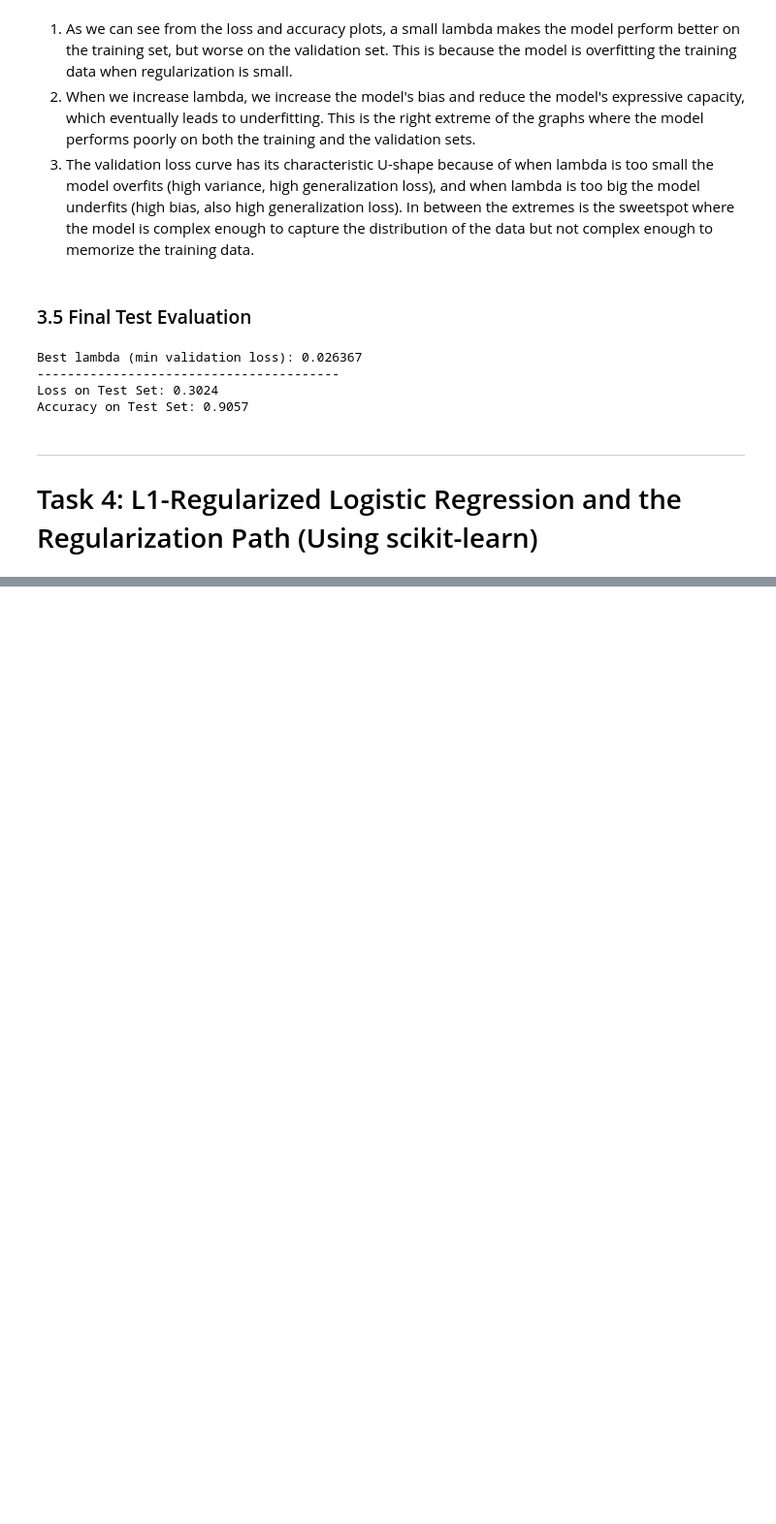
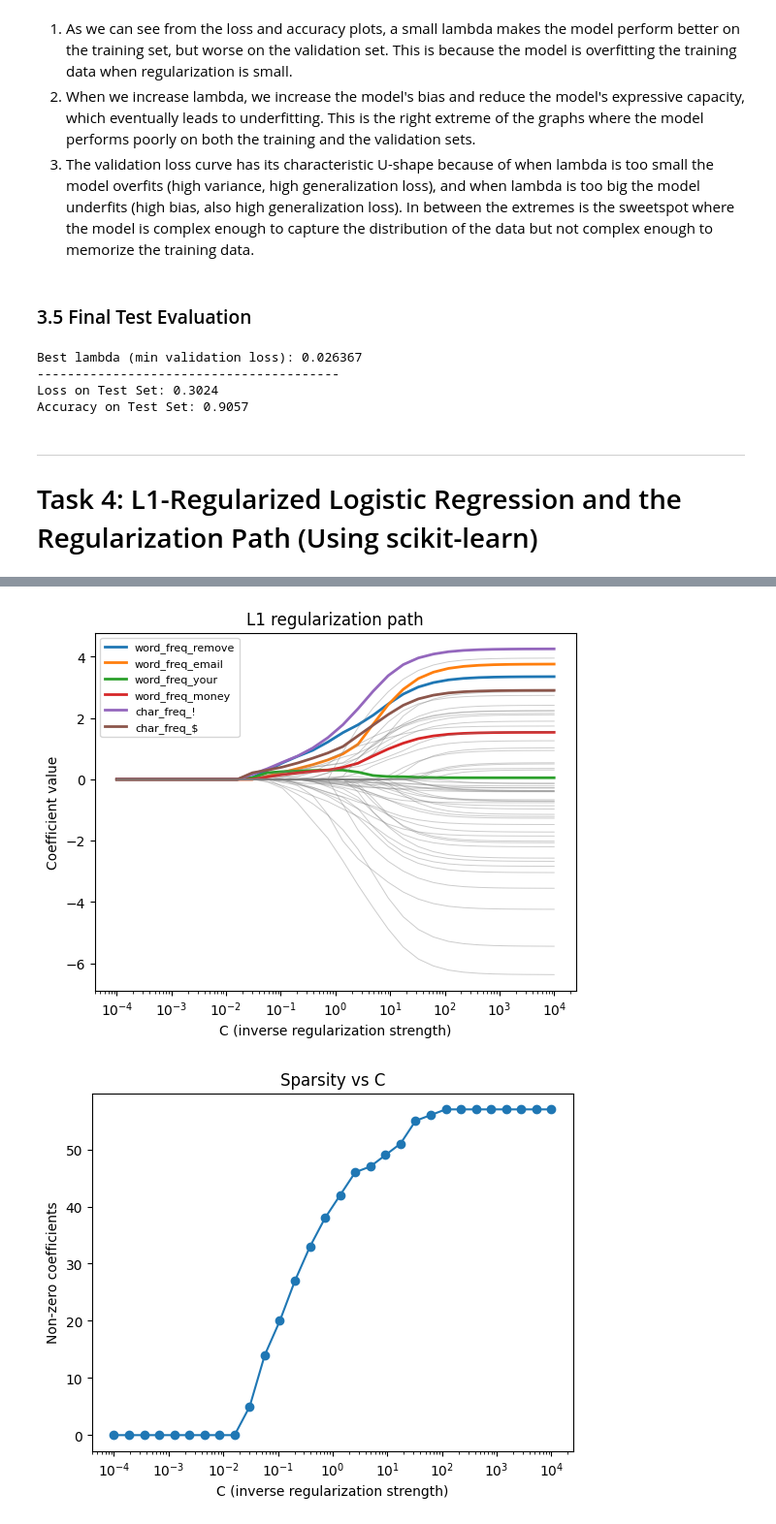
Before and after one commit to mounirammam/COMP551-Group-Project-A2, a Jupyter notebook: MiniProject2.ipynb, the cells around one changed output, grey strips where cells are left out. Shown at 97% size. Drawn from its saved outputs; the diff is of its cells as text; code cells hidden in the pictures; blank space fills up the shorter version.

```diff
--- a/MiniProject2.ipynb
+++ b/MiniProject2.ipynb
@@ -570,0 +557,13 @@ plt.show()
+# %%
+try:
+    feature_names = list(spambase.data.features.columns)
+except NameError:
+    feature_names = [f"x{j}" for j in range(X.shape[1])]
+
+nz = params != 0
+entry_C = np.array([Cs[nz[:, j].argmax()] if nz[:, j].any() else np.inf
+                    for j in range(params.shape[1])])
+order = np.argsort(entry_C)
+
+for j in order[:10]:
+    print(f"{feature_names[j]:30s} enters at C={entry_C[j]:.2e}   coef at max C={params[-1, j]:+.2f}")
@@ -571,2 +581,19 @@ plt.show()
+# %%
+top = set(order[:6])
+for j in range(params.shape[1]):
+    if j in top:
+        plt.plot(Cs, params[:, j], lw=2, label=feature_names[j])
+    else:
+        plt.plot(Cs, params[:, j], lw=0.7, alpha=0.4, color="gray")
+plt.xscale("log"); plt.xlabel("C (inverse regularization strength)")
+plt.ylabel("Coefficient value"); plt.title("L1 regularization path")
+plt.legend(fontsize=8); plt.show()
+
+plt.plot(Cs, non_zero_counts, marker="o")
+plt.xscale("log"); plt.xlabel("C (inverse regularization strength)")
+plt.ylabel("Non-zero coefficients"); plt.title("Sparsity vs C"); plt.show()
+# %% [output]
+[figure, added]
+[figure, added]
 # %%
 logreg_cv = LogisticRegressionCV(
```
Also changed, not shown: parts of 8 cells of this notebook.
